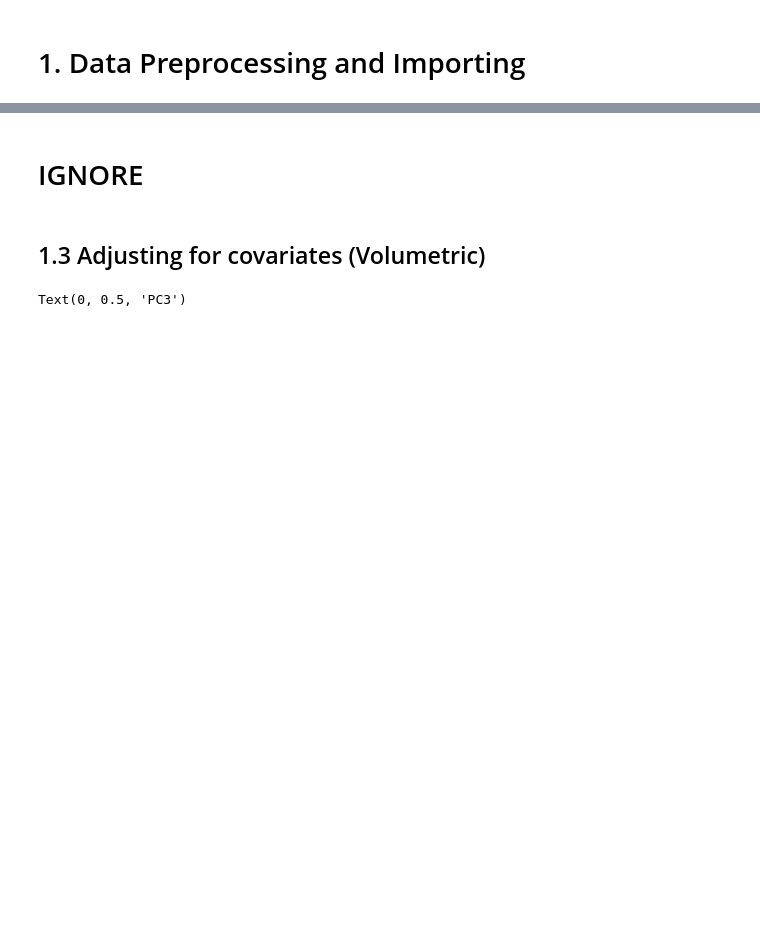
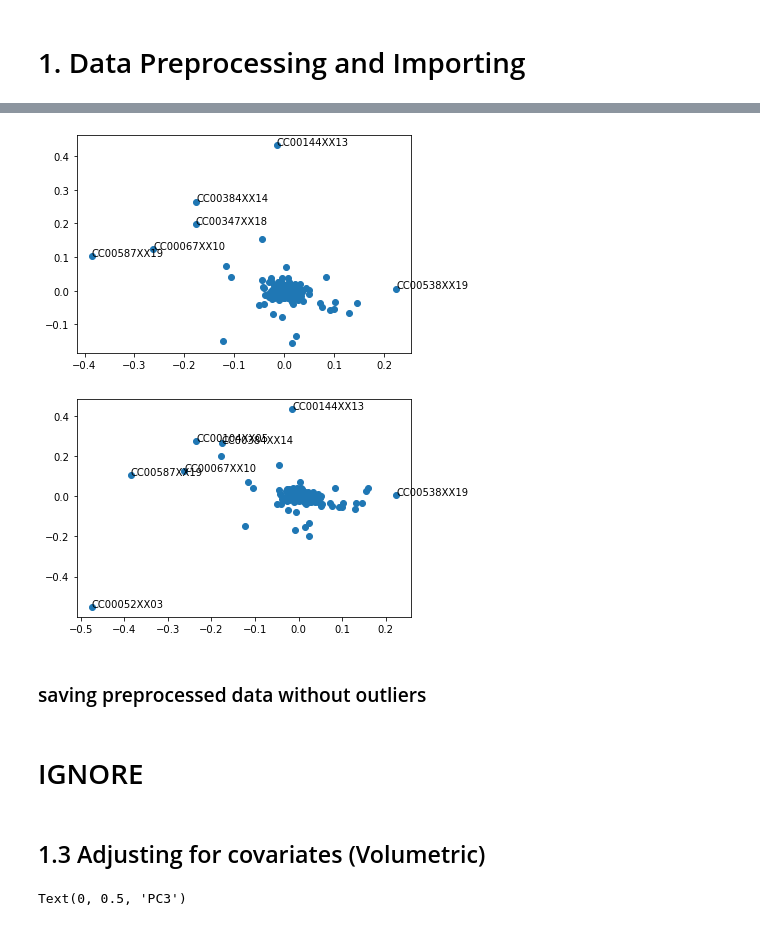
Before and after one commit to lehai-ml/schizophrenia_PRS, a Jupyter notebook: notebooks_results/dHCP/1_dHCP_data_preprocessing.ipynb, the cells around one changed output, grey strips where cells are left out. Drawn from its saved outputs; the diff is of its cells as text; code cells hidden in the pictures; blank space fills up the shorter version.

```diff
--- a/notebooks_results/dHCP/1_dHCP_data_preprocessing.ipynb
+++ b/notebooks_results/dHCP/1_dHCP_data_preprocessing.ipynb
@@ -166,0 +239,8 @@ european_diffusion_dataset_term.drop(outliers,inplace=True)
+# %%
+mixed_diffusion_term_dataset,_=remove_outliers(mixed_diffusion_term_dataset,'mixed_',['Anc_PC4','Anc_PC5'])
+mixed_volumetric_term_dataset,_=remove_outliers(mixed_volumetric_term_dataset,'mixed_',['Anc_PC4','Anc_PC5'])
+# %% [output]
+[figure, added]
+[figure, added]
+# %% [markdown]
+### saving preprocessed data without outliers
```
Also changed, not shown: parts of 37 cells of this notebook.
